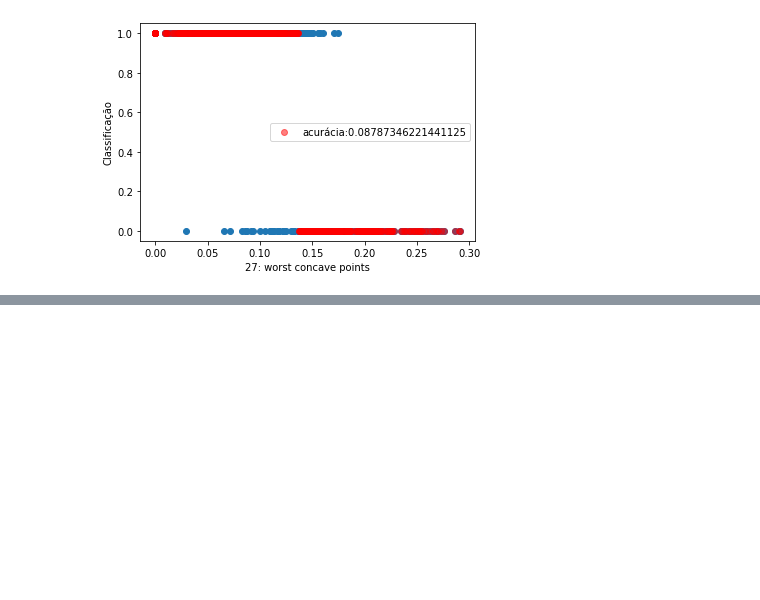
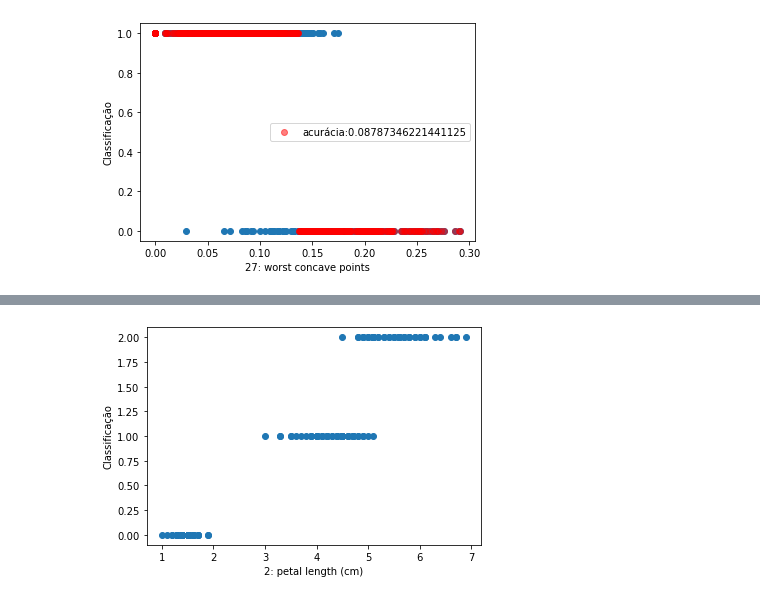
Before and after one commit to arthurclucas/ReconhecimentoPadroes, a Jupyter notebook: notas_de_aula/notebook03-classificacao.ipynb, the cells around one changed output, grey strips where cells are left out. Cells and saved outputs as stored; diff of their text form; code cells hidden in the pictures; blank space fills up the shorter version.

```diff
--- a/notas_de_aula/notebook03-classificacao.ipynb
+++ b/notas_de_aula/notebook03-classificacao.ipynb
@@ -110,0 +175,8 @@ plt.show()
+# %%
+X2 = X[:, 2]
+plt.xlabel(f"2: {iris.feature_names[2]}")
+plt.ylabel("Classificação")
+plt.scatter(X2, y)
+plt.show()
+# %% [output]
+[figure, added]
```
Also changed, not shown: parts of 16 cells of this notebook, 1 other file.
